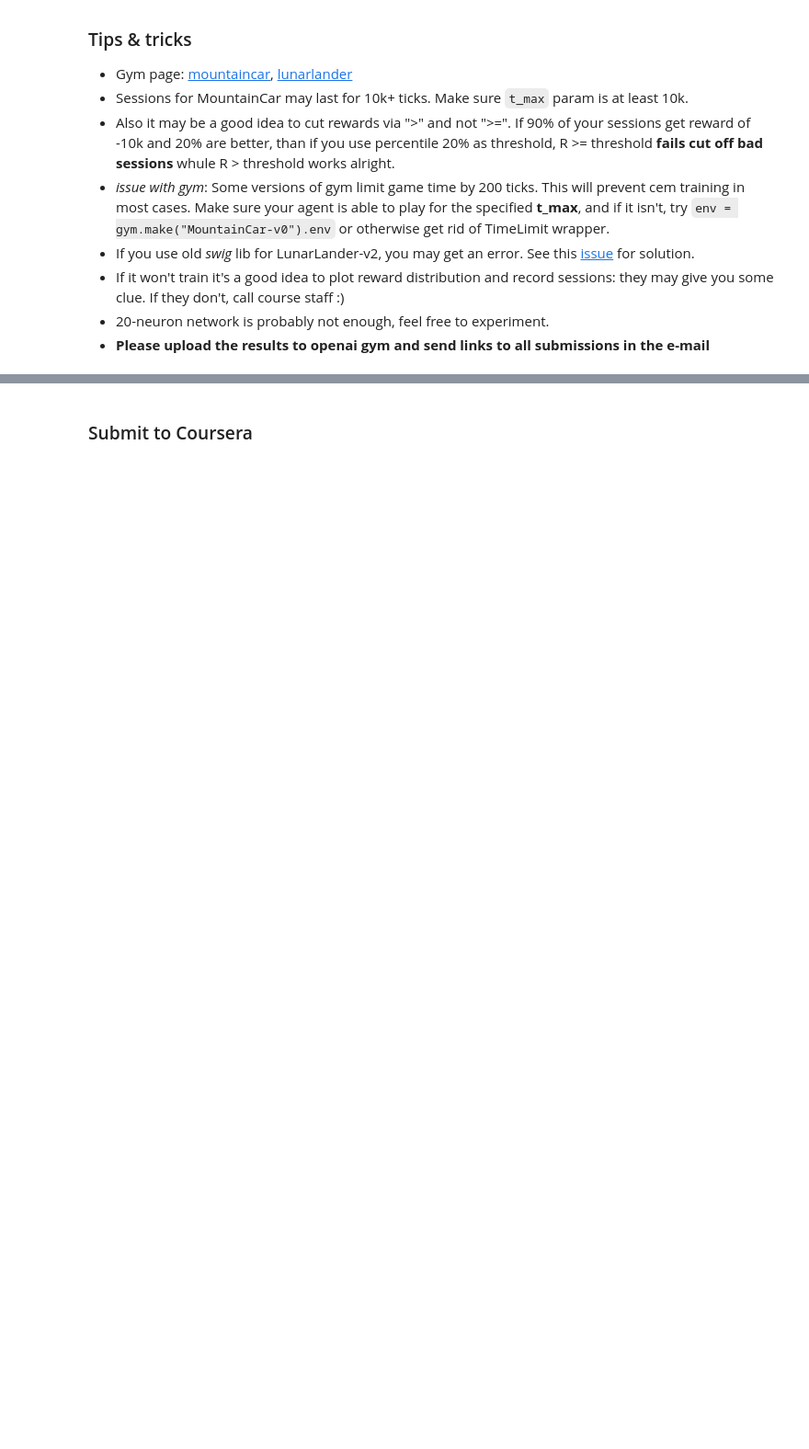
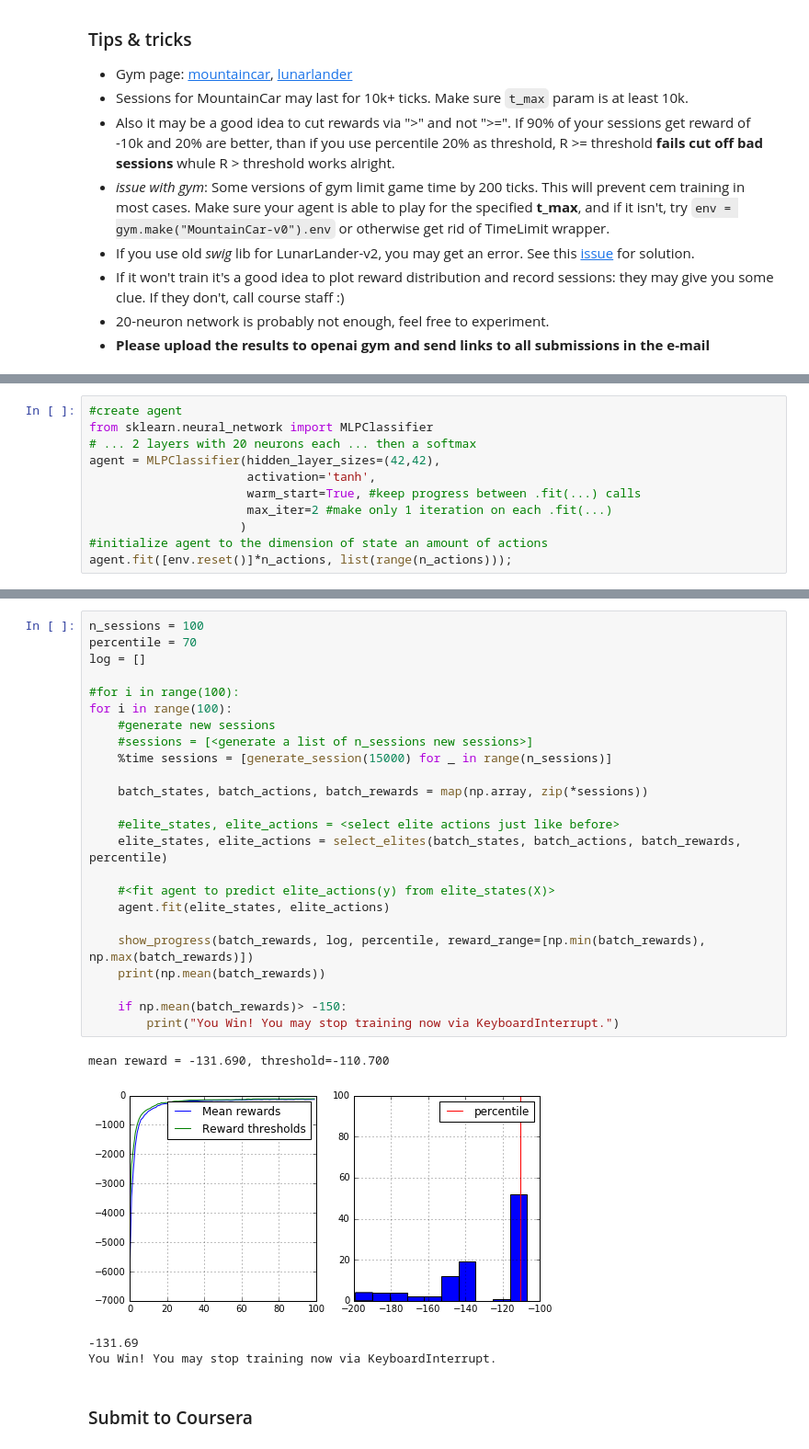
Before and after one commit to PhilippeW83440/Reinforcement-Learning, a Jupyter notebook: coursera-PratcticalRL/W1/deep_crossentropy_method.ipynb, the cells around one changed output, grey strips where cells are left out. Shown: that part at 92% size. Saved outputs shown, nothing was run; the diff lists cells and outputs as text; blank space fills up the shorter version.

```diff
--- a/coursera-PratcticalRL/W1/deep_crossentropy_method.ipynb
+++ b/coursera-PratcticalRL/W1/deep_crossentropy_method.ipynb
@@ -284,0 +282,11 @@ __Note:__ If your agent is below the target score, you'll still get most of the
+# %%
+#create agent
+from sklearn.neural_network import MLPClassifier
+# ... 2 layers with 20 neurons each ... then a softmax
+agent = MLPClassifier(hidden_layer_sizes=(42,42),
+                      activation='tanh',
+                      warm_start=True, #keep progress between .fit(...) calls
+                      max_iter=2 #make only 1 iteration on each .fit(...)
+                     )
+#initialize agent to the dimension of state an amount of actions
+agent.fit([env.reset()]*n_actions, list(range(n_actions)));
@@ -285,3 +371,32 @@ __Note:__ If your agent is below the target score, you'll still get most of the
+# %%
+n_sessions = 100
+percentile = 70
+log = []
+
+#for i in range(100):
+for i in range(100):
+    #generate new sessions
+    #sessions = [<generate a list of n_sessions new sessions>]
+    %time sessions = [generate_session(15000) for _ in range(n_sessions)]
+
+    batch_states, batch_actions, batch_rewards = map(np.array, zip(*sessions))
+
+    #elite_states, elite_actions = <select elite actions just like before>
+    elite_states, elite_actions = select_elites(batch_states, batch_actions, batch_rewards, percentile)
+
+    #<fit agent to predict elite_actions(y) from elite_states(X)>
+    agent.fit(elite_states, elite_actions)
+
+    show_progress(batch_rewards, log, percentile, reward_range=[np.min(batch_rewards), np.max(batch_rewards)])
+    print(np.mean(batch_rewards))
+
+    if np.mean(batch_rewards)> -150:
+        print("You Win! You may stop training now via KeyboardInterrupt.")
+# %% [output]
+mean reward = -131.690, threshold=-110.700
+[figure, added]
+-131.69
+You Win! You may stop training now via KeyboardInterrupt.
 # %% [markdown]
 ### Submit to Coursera
 # %%
```
Also changed, not shown: parts of 12 cells of this notebook.
